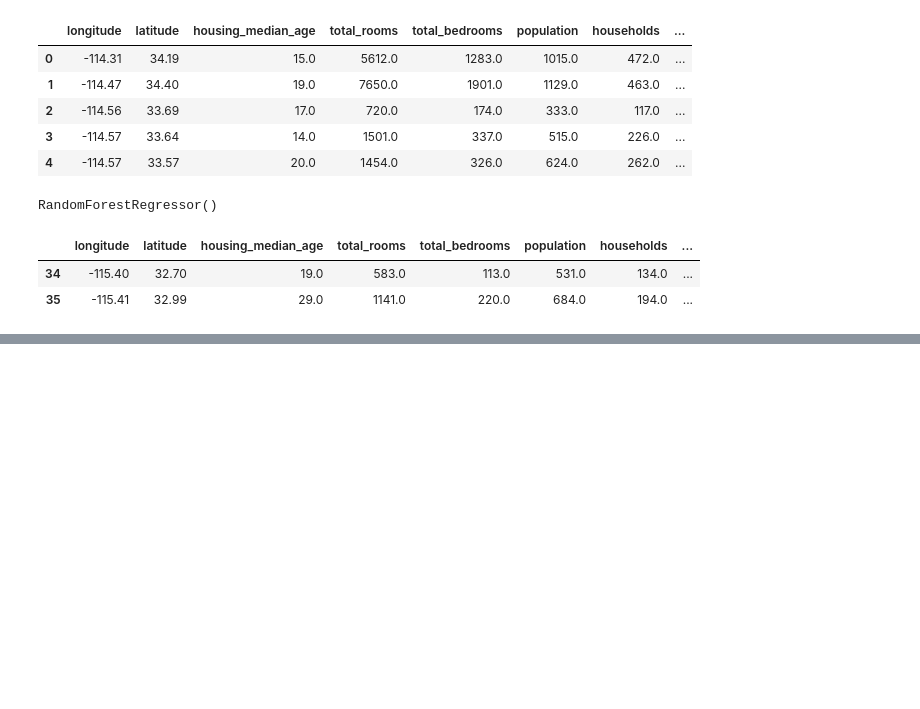
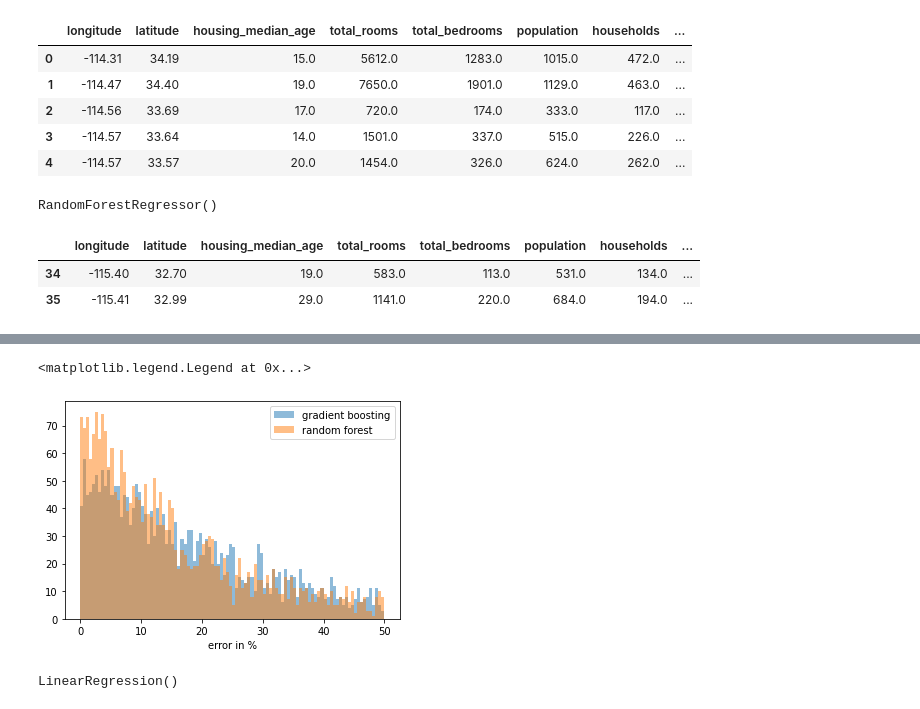
Before and after one commit to vuillaut/info801, a Jupyter notebook: machine_learning/california_housing_sol.ipynb, the cells around one changed output, grey strips where cells are left out. Drawn from its saved outputs; the diff is of its cells as text; code cells hidden in the pictures; blank space fills up the shorter version.

```diff
--- a/machine_learning/california_housing_sol.ipynb
+++ b/machine_learning/california_housing_sol.ipynb
@@ -211,0 +236,6 @@ Text(0.5, 1.0, 'training error')
+# %%
+# try with gradient boosting
+
+from sklearn.ensemble import GradientBoostingRegressor
+
+regressor = GradientBoostingRegressor()
@@ -211,0 +246,11 @@ Text(0.5, 1.0, 'training error')
+# %%
+y_predict = regressor.predict(X_test)
+# %%
+error_gdb = error(y_predict, y_test)
+# %%
+plot_error(error_gdb, label='gradient boosting', alpha=0.5)
+plot_error(error_rf, label='random forest', alpha=0.5)
+plt.legend()
+# %% [output]
+<matplotlib.legend.Legend at 0x...>
+[figure, added]
@@ -211,0 +261,4 @@ Text(0.5, 1.0, 'training error')
+# %%
+linear_reg.fit(X, y)
+# %% [output]
+LinearRegression()
```
Also changed, not shown: parts of 20 cells of this notebook.
